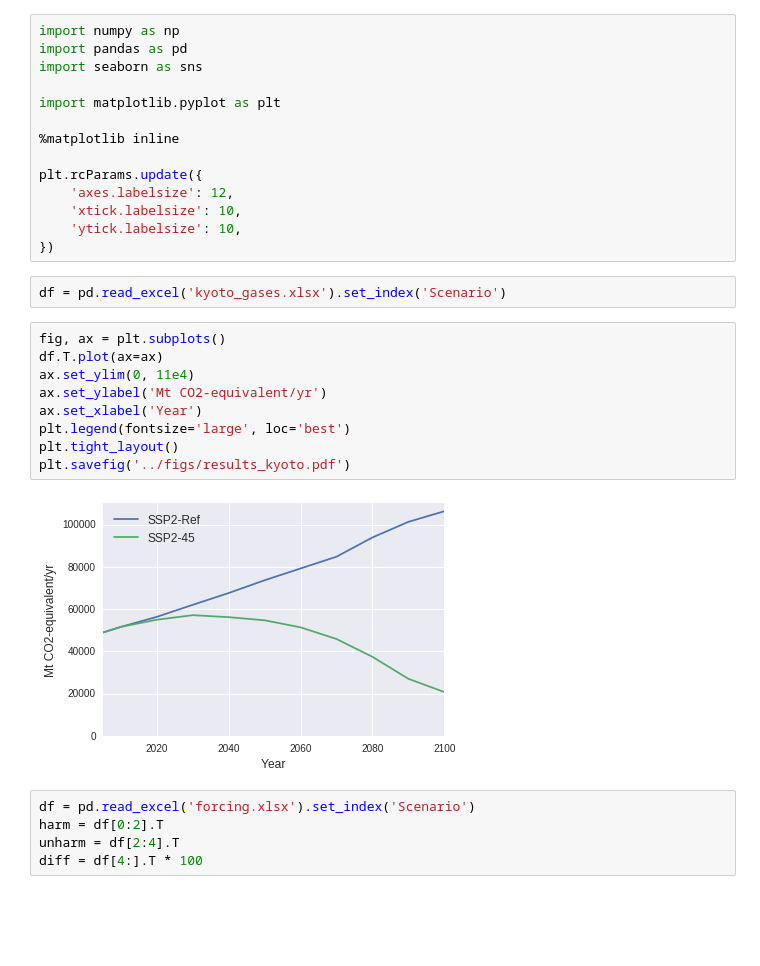
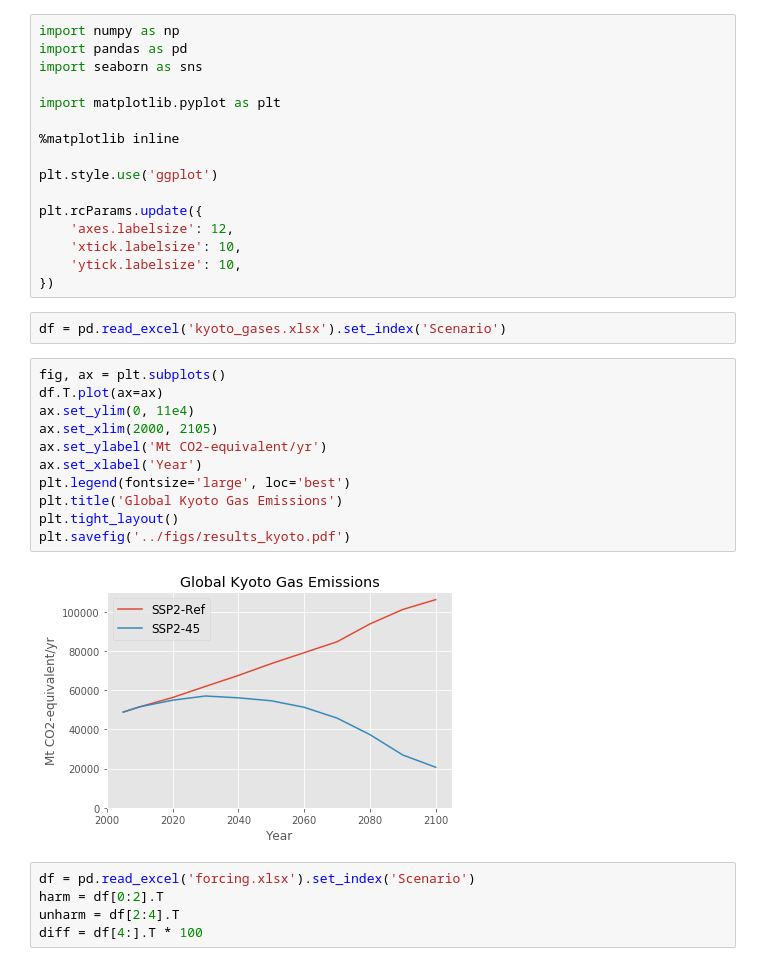
Before and after one commit to gidden/harmonization-methods-paper, a Jupyter notebook: analysis/kyoto_forcing_etc.ipynb, the cells around one changed output. Cells and saved outputs as stored; diff of their text form; blank space fills up the shorter version.

Commit message:
updated figures and results discussion

```diff
--- a/analysis/kyoto_forcing_etc.ipynb
+++ b/analysis/kyoto_forcing_etc.ipynb
@@ -7,6 +7,8 @@ import matplotlib.pyplot as plt
 
 %matplotlib inline
 
+plt.style.use('ggplot')
+
 plt.rcParams.update({
     'axes.labelsize': 12,
     'xtick.labelsize': 10,
@@ -17,14 +19,16 @@ df = pd.read_excel('kyoto_gases.xlsx').set_index('Scenario')
 # %%
 fig, ax = plt.subplots()
 df.T.plot(ax=ax)
 ax.set_ylim(0, 11e4)
+ax.set_xlim(2000, 2105)
 ax.set_ylabel('Mt CO2-equivalent/yr')
 ax.set_xlabel('Year')
 plt.legend(fontsize='large', loc='best')
+plt.title('Global Kyoto Gas Emissions')
 plt.tight_layout()
 plt.savefig('../figs/results_kyoto.pdf')
 # %% [output]
-[figure, old version]
+[figure, new version]
 # %%
 df = pd.read_excel('forcing.xlsx').set_index('Scenario')
 harm = df[0:2].T
```
Also changed, not shown: 8 other files.
